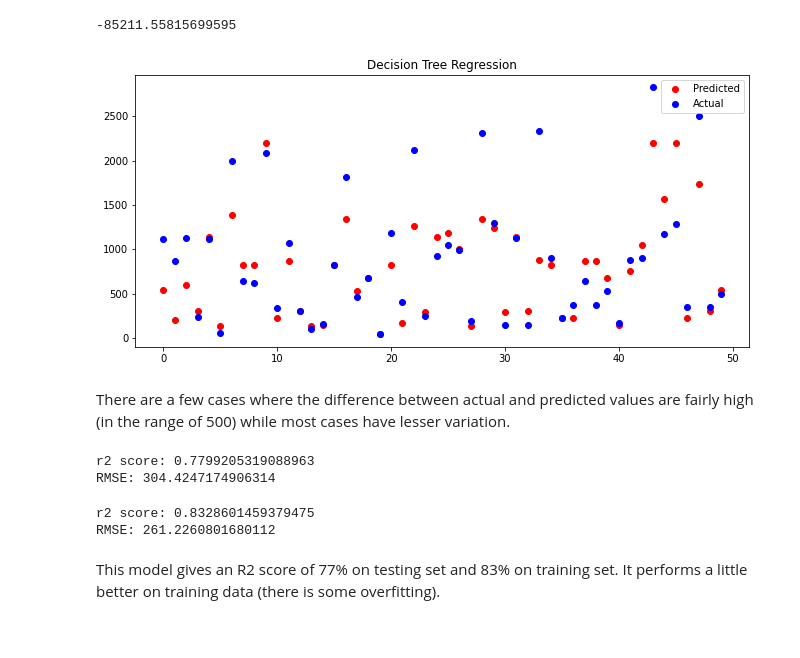
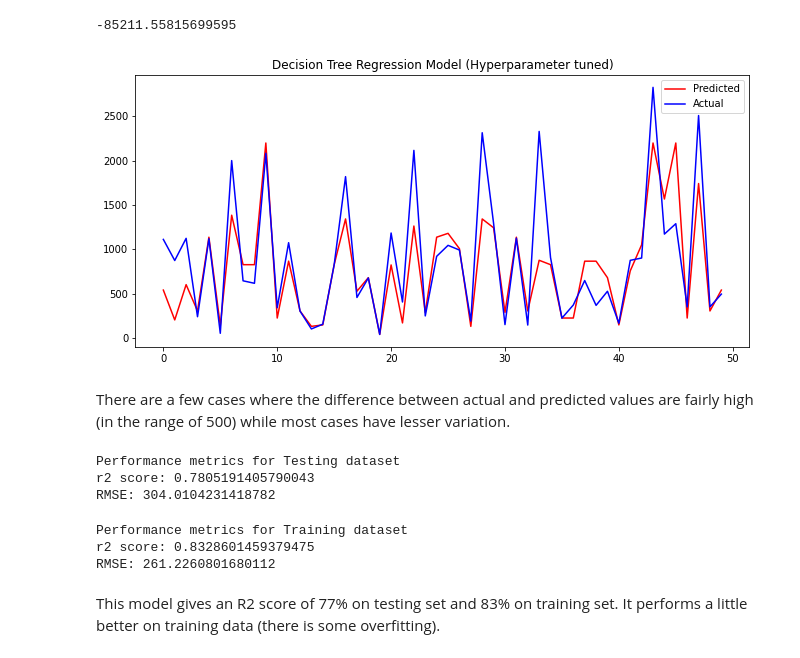
Before and after one commit to nihalhabeeb/rental_bike_demand_prediction, a Jupyter notebook: Seoul_Bike_Demand.ipynb, the cells around one changed output. Cells and saved outputs as stored; diff of their text form; code cells hidden in the pictures.

```diff
--- a/Seoul_Bike_Demand.ipynb
+++ b/Seoul_Bike_Demand.ipynb
@@ -106,6 +97,9 @@ df['year'] = df['date'].apply(lambda x: x.year)
 
 # creating a month column were month is represented by numbers
 df['month'] = df['date'].apply(lambda x: x.month)
+
+# creating another month column were month is represented by names
+df['month_names'] = df['date'].apply(lambda x: x.strftime("%B"))
 # %% [markdown]
 ## Exploratory Data Analysis
 # %% [markdown]
@@ -523,41 +534,46 @@ regressor_model.best_score_
 # %%
 # prediction
 y_train_pred2 = regressor_model.predict(X_train2)
-y_test_pred2 = regressor_model.predict(X_test2)
+y_pred2 = regressor_model.predict(X_test2)
 # %%
 # Visualising the Decision Tree Regression Results
 # x axis is the index of the target variable values
-y_index = np.arange(0, y_test.shape[0])
+y_index = np.arange(0, y_test2.shape[0])
 
 plt.figure(figsize = (11,5))
 # only conidering the first 50 values for clean visualisation
 # predicted
-plt.scatter(y_index[0:50], y_test_pred2[0:50], color = 'red')
+plt.plot(y_index[0:50], y_pred2[0:50], color = 'red')
 # actual
-plt.scatter(y_index[0:50], y_test2[0:50], color = 'blue')
-plt.title('Decision Tree Regression')
+plt.plot(y_index[0:50], y_test2[0:50], color = 'blue')
+
+plt.title('Decision Tree Regression Model (Hyperparameter tuned)')
 plt.legend(['Predicted', 'Actual'])
 plt.show()
 # %% [output]
-[figure, old version]
+[figure, new version]
 # %% [markdown]
 There are a few cases where the difference between actual and predicted values are fairly high (in the range of 500) while most cases have lesser variation.
 # %%
 # performance metrics for testing set
+print('Performance metrics for Testing dataset')
 # r2_score
-print("r2 score:",r2_score(y_test2,y_test_pred2))
+print("r2 score:",r2_score(y_test2,y_pred2))
 # rmse
-print("RMSE:", math.sqrt(mean_squared_error(y_test2,y_test_pred2)))
+print("RMSE:", math.sqrt(mean_squared_error(y_test2,y_pred2)))
 # %% [output]
-r2 score: 0.7799205319088963
-RMSE: 304.4247174906314
+Performance metrics for Testing dataset
+r2 score: 0.7805191405790043
+RMSE: 304.0104231418782
 # %%
 # performance metrics for training set
+print('Performance metrics for Training dataset')
 # r2_score
 print("r2 score:",r2_score(y_train2,y_train_pred2))
 # rmse
 print("RMSE:", math.sqrt(mean_squared_error(y_train2,y_train_pred2)))
 # %% [output]
+Performance metrics for Training dataset
 r2 score: 0.8328601459379475
 RMSE: 261.2260801680112
 # %% [markdown]
```
Also changed, not shown: parts of 26 cells of this notebook.
